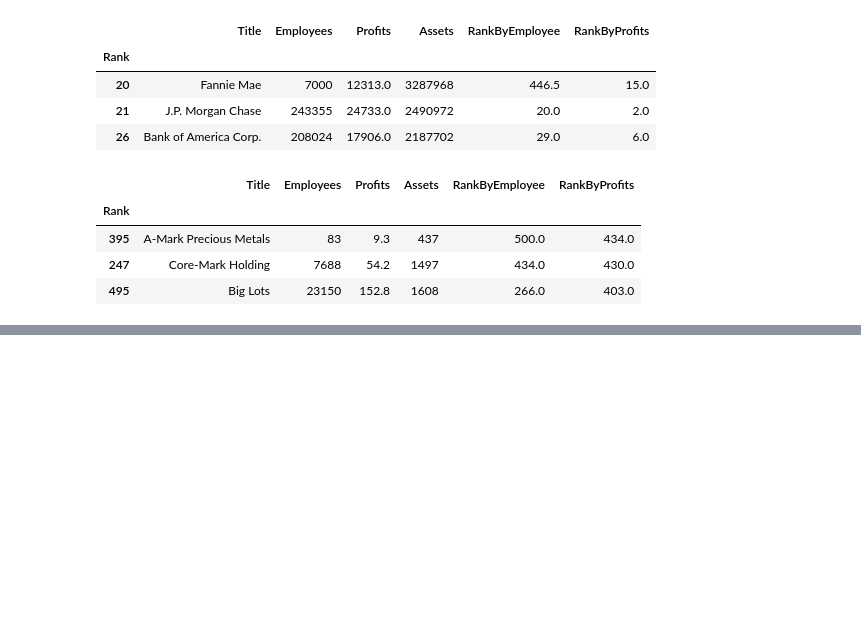
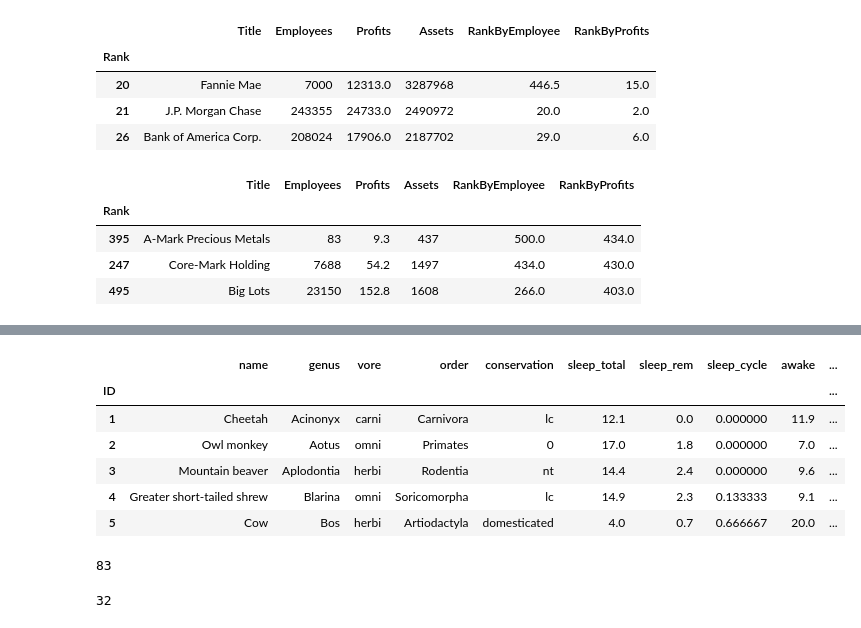
Before and after one commit to kudzik/Career-Path-Data-Science, a Jupyter notebook: Zadania/Zadania_Pandas.ipynb, the cells around one changed output, grey strips where cells are left out. Drawn from its saved outputs; the diff is of its cells as text; code cells hidden in the pictures; blank space fills up the shorter version.

```diff
--- a/Zadania/Zadania_Pandas.ipynb
+++ b/Zadania/Zadania_Pandas.ipynb
@@ -4072,0 +4142,35 @@ fortune.nsmallest(n=3, columns="Assets")
+# %%
+# 1. Zaimportuj moduł pandas oraz numpy i nadaj im standardowe aliasy.
+# Do zmiennej animals wczytaj zawartość pliku sleep_time.csv. Pobierz wszystkie kolumny, a kolumnę ID wybierz jako indeks.
+# Podczas wczytywania zamień wszystkie wartości NaN na 0. Wyświetl nagłówek zaimportowanego pliku.
+
+import pandas as pd
+animals = pd.read_csv(
+    r"C:\Users\kudzi\source\repos\Career-Path-Data-Science\Pliki\sleep_time.csv", index_col="ID" ).fillna(0)
+
+animals.head()
+# %% [output]
+|  | name | genus | vore | order | conservation | sleep_total | sleep_rem | sleep_cycle | awake | ... |
+| ID |  |  |  |  |  |  |  |  |  | ... |
+| 1 | Cheetah | Acinonyx | carni | Carnivora | lc | 12.1 | 0.0 | 0.000000 | 11.9 | ... |
+| 2 | Owl monkey | Aotus | omni | Primates | 0 | 17.0 | 1.8 | 0.000000 | 7.0 | ... |
+| 3 | Mountain beaver | Aplodontia | herbi | Rodentia | nt | 14.4 | 2.4 | 0.000000 | 9.6 | ... |
+| 4 | Greater short-tailed shrew | Blarina | omni | Soricomorpha | lc | 14.9 | 2.3 | 0.133333 | 9.1 | ... |
+| 5 | Cow | Bos | herbi | Artiodactyla | domesticated | 4.0 | 0.7 | 0.666667 | 20.0 | ... |
+# %%
+
+# 2. W kolumnie vore znajduje się informacja o tym czy zwierzę jest roślinożerne (herbi), mięsożerne (carni) i wszystkożerne (omni).
+# Korzystając z metody where wybierz wiersze opisujące zwierzęta roślinożerne. Wynik zapisz w zmiennej herbi
+
+herbi = animals.where(animals["vore"] == "herbi")
+len(herbi)
+# %% [output]
+83
+# %%
+#  3. Ile wierszy jest w zmiennej herbi? // 83
+
+len(herbi.dropna())
+
+# 4. Ile wierszy jest w zmiennej herbi po usunięciu wartości NaN? //32
+# %% [output]
+32
```
Also changed, not shown: parts of 24 cells of this notebook, 5 other files.
